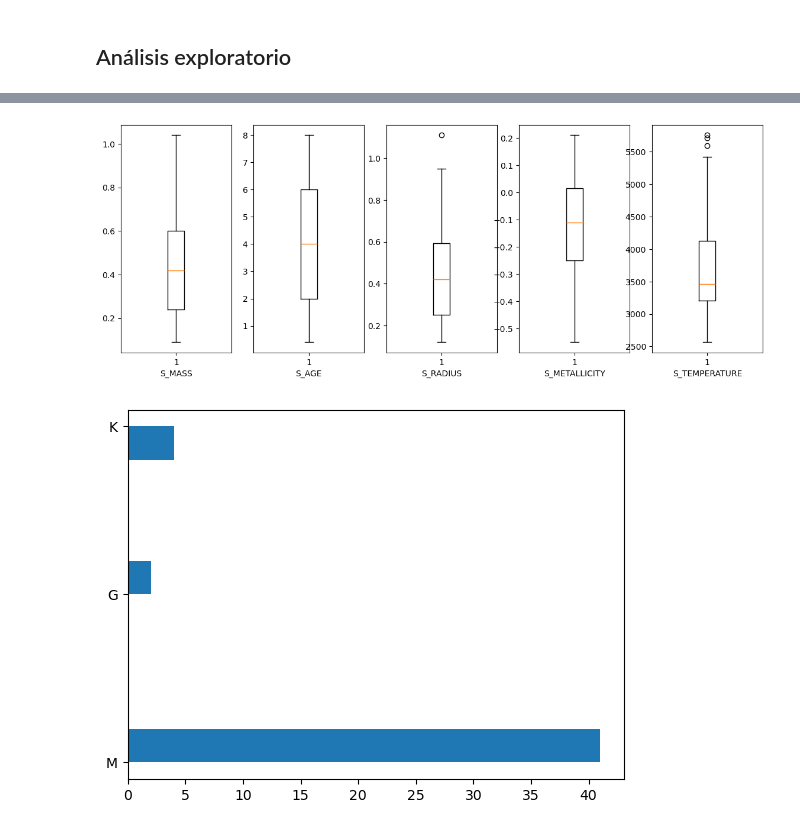
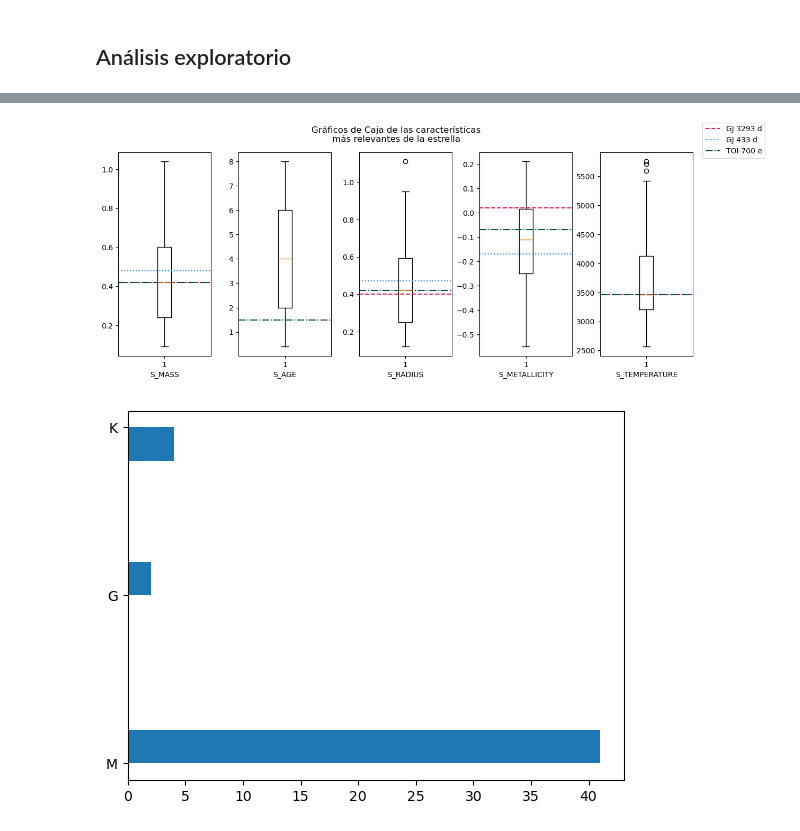
Before and after one commit to sphxisnot/Big-Data-2026, a Jupyter notebook: Hackaton_planetas_grupo_3.ipynb, the cells around one changed output, grey strips where cells are left out. Saved outputs shown, nothing was run; the diff lists cells and outputs as text; code cells hidden in the pictures.

```diff
--- a/Hackaton_planetas_grupo_3.ipynb
+++ b/Hackaton_planetas_grupo_3.ipynb
@@ -52,20 +103,33 @@ arg=mean_dist.argsort() # ordenamos de más cercano a más lejano
 # %%
 candidates=data_habitable["P_NAME"].iloc[arg[0:3]] # nombres de los top 3 candidatos
 # %%
-data_habitable.iloc[arg[0:3]] # tabla
+selected=data_habitable.iloc[arg[0:3]] # tabla
+selected
 # %% [output]
 |  | P_NAME | S_TYPE | S_DISTANCE | S_TEMPERATURE | S_MASS | S_RADIUS | S_METALLICITY | S_AGE | S_LOG_LUM | ... |
 | 626 | GJ 3293 d | M2.5 | 20.19030 | 3466.0 | 0.42 | 0.40 | 0.02 | NaN | -1.658 | ... |
 | 664 | GJ 433 d | M2V | 9.06456 | 3461.0 | 0.48 | 0.47 | -0.17 | NaN | -1.475 | ... |
 | 480 | TOI-700 e | M2.5 V | 31.12650 | 3459.0 | 0.42 | 0.42 | -0.07 | 1.5 | -1.640 | ... |
-# %%
-fig, axs =plt.subplots(1,5,figsize=(14,5)) # gráfico medio feo de estadística de nuestros parámetros más importantes
-for item, i in zip(params,range(5)):
-    axs[i].boxplot(data_habitable[item].dropna()) # sin NaN o queda en blanco
-    axs[i].set(xlabel=item)
-#fig.savefig("box.png", dpi=300) # descomentar para guardar la figura
-# %% [output]
-[figure]
+# %%
+# definimos un diccionario con estilos de gráfico para cada seleccionado, usando colores aptos para daltónicos
+estilo = dict(zip(selected["P_NAME"],[("#d81b60","dashed"),("#1e88e5","dotted"),("#004d40","dashdot")]))
+# %%
+fig2, axs2 =plt.subplots(1,5,figsize=(14,5)) # gráfico de estadística de nuestros parámetros más importantes
+for item, i in zip(params,range(5)): # iteramos en las características
+    axs2[i].boxplot(data_habitable[item].dropna()) # sin NaN o queda en blanco
+    for key,v in zip(estilo.keys(),range(3)): # iteramos en cada planeta
+        if item == "S_MASS": # esto es para no tener 15 labels
+            axs2[i].axhline(selected[item].iloc[v], ls=estilo[key][1], label=selected["P_NAME"].iloc[v], color=estilo[key][0])
+        else:
+            axs2[i].axhline(selected[item].iloc[v], ls=estilo[key][1], color=estilo[key][0])
+    axs2[i].set(xlabel=item)
+fig2.legend()
+fig2.subplots_adjust(wspace=0.3) # añadimos espaciado entre los subplots para que se vea mejor
+fig2.suptitle("Gráficos de Caja de las características\nmás relevantes de la estrella") # título
+plt.show()
+#fig.savefig("box.png", dpi=300) # descomentar para guardar la figura
+# %% [output]
+[figure, added]
 # %%
 s_type = data_habitable["S_TYPE"].dropna().apply(lambda a: a[0]) # limpieza básica de los strings para categorizar por tipo espectral
 # %%
```
Also changed, not shown: parts of 9 cells of this notebook.
